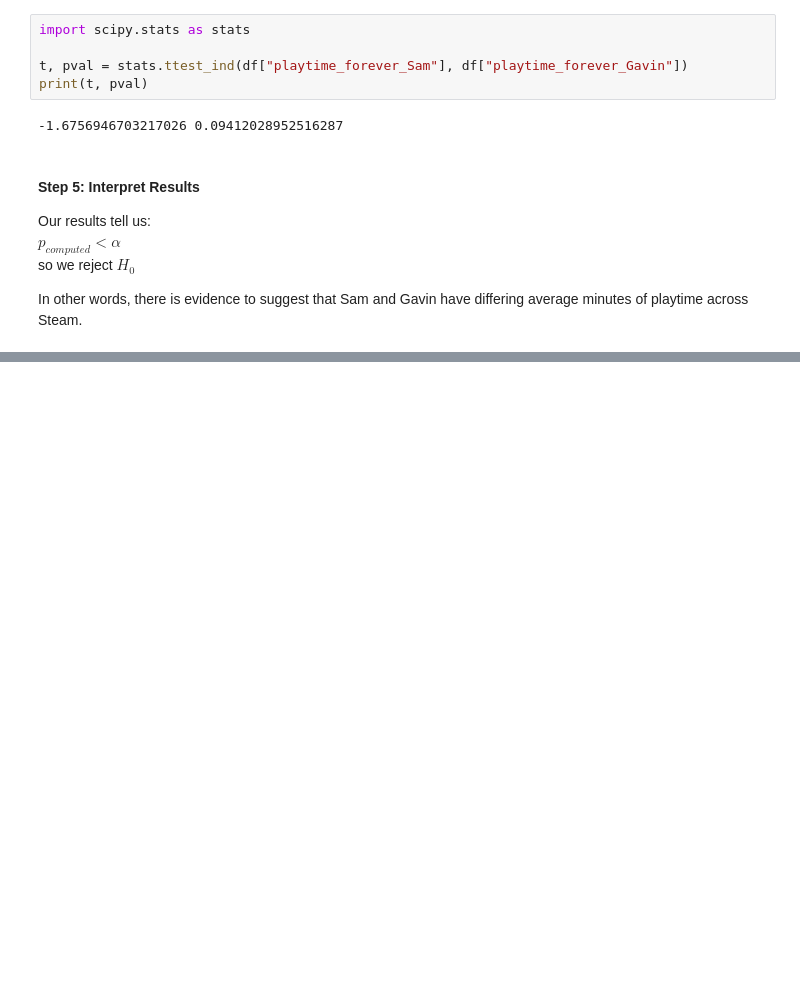
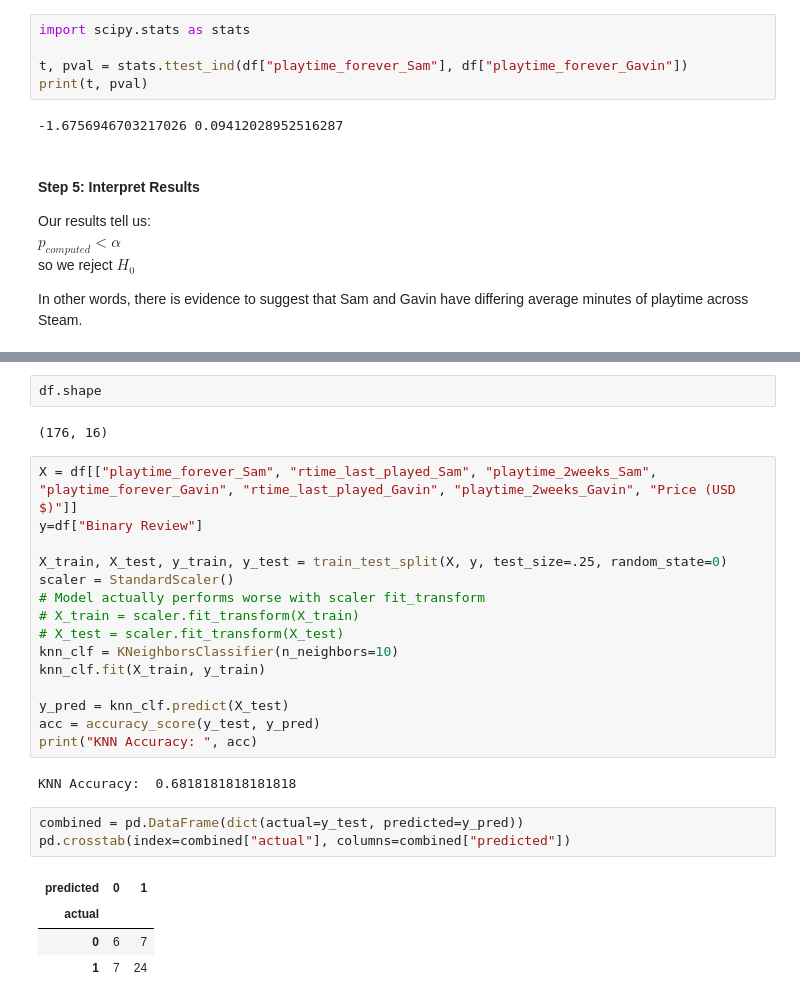
Before and after one commit to samueleallen/Quantified-Self, a Jupyter notebook: QuantifiedSelf.ipynb, the cells around one changed output, grey strips where cells are left out. Drawn from its saved outputs; the diff is of its cells as text; blank space fills up the shorter version.

```diff
--- a/QuantifiedSelf.ipynb
+++ b/QuantifiedSelf.ipynb
@@ -376,0 +478,29 @@ In other words, there is evidence to suggest that Sam and Gavin have differing a
+# %%
+df.shape
+# %% [output]
+(176, 16)
+# %%
+X = df[["playtime_forever_Sam", "rtime_last_played_Sam", "playtime_2weeks_Sam", "playtime_forever_Gavin", "rtime_last_played_Gavin", "playtime_2weeks_Gavin", "Price (USD $)"]]
+y=df["Binary Review"]
+
+X_train, X_test, y_train, y_test = train_test_split(X, y, test_size=.25, random_state=0)
+scaler = StandardScaler()
+# Model actually performs worse with scaler fit_transform
+# X_train = scaler.fit_transform(X_train)
+# X_test = scaler.fit_transform(X_test)
+knn_clf = KNeighborsClassifier(n_neighbors=10)
+knn_clf.fit(X_train, y_train)
+
+y_pred = knn_clf.predict(X_test)
+acc = accuracy_score(y_test, y_pred)
+print("KNN Accuracy: ", acc)
+# %% [output]
+KNN Accuracy:  0.6818181818181818
+# %%
+combined = pd.DataFrame(dict(actual=y_test, predicted=y_pred))
+pd.crosstab(index=combined["actual"], columns=combined["predicted"])
+# %% [output]
+| predicted | 0 | 1 |
+| actual |  |  |
+| 0 | 6 | 7 |
+| 1 | 7 | 24 |
```
Also changed, not shown: parts of 20 cells of this notebook.
